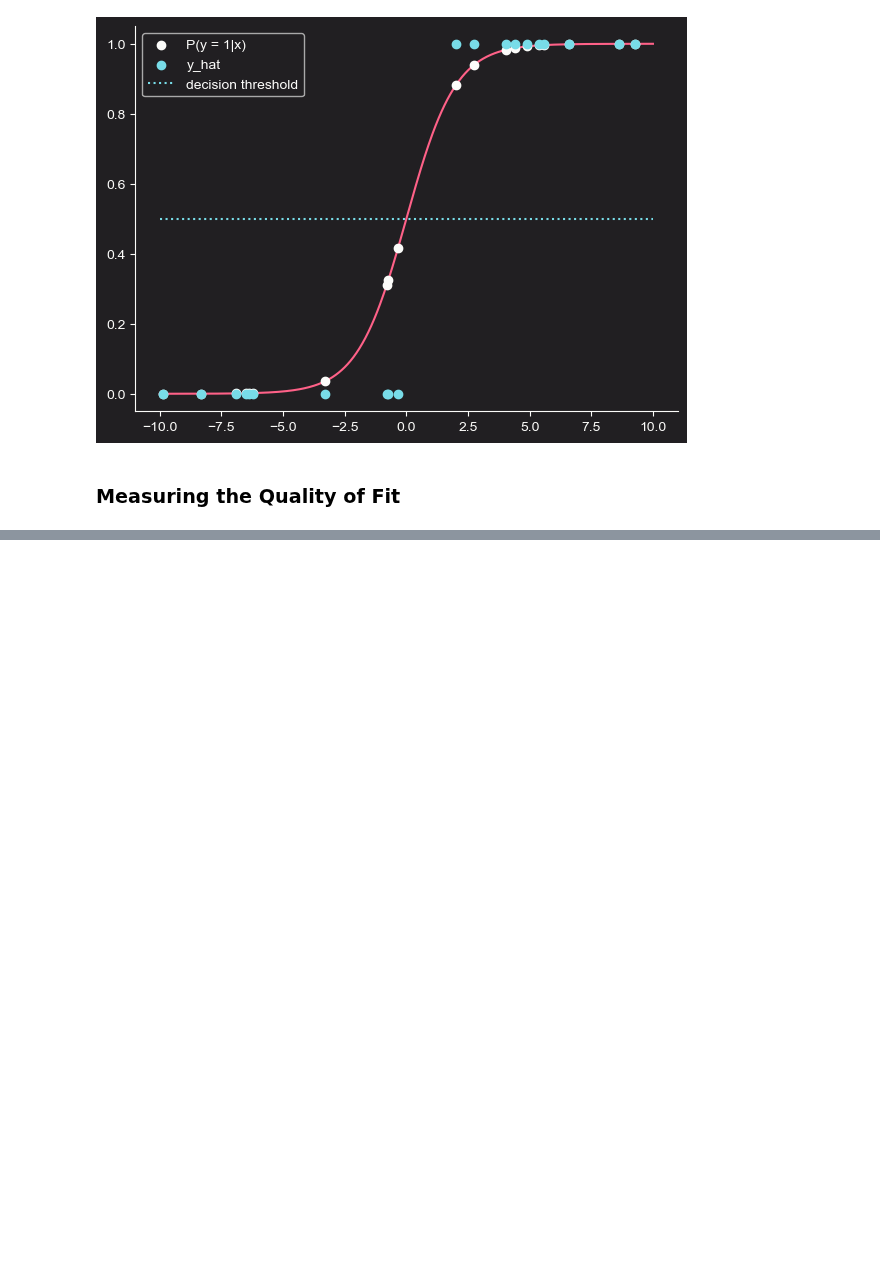
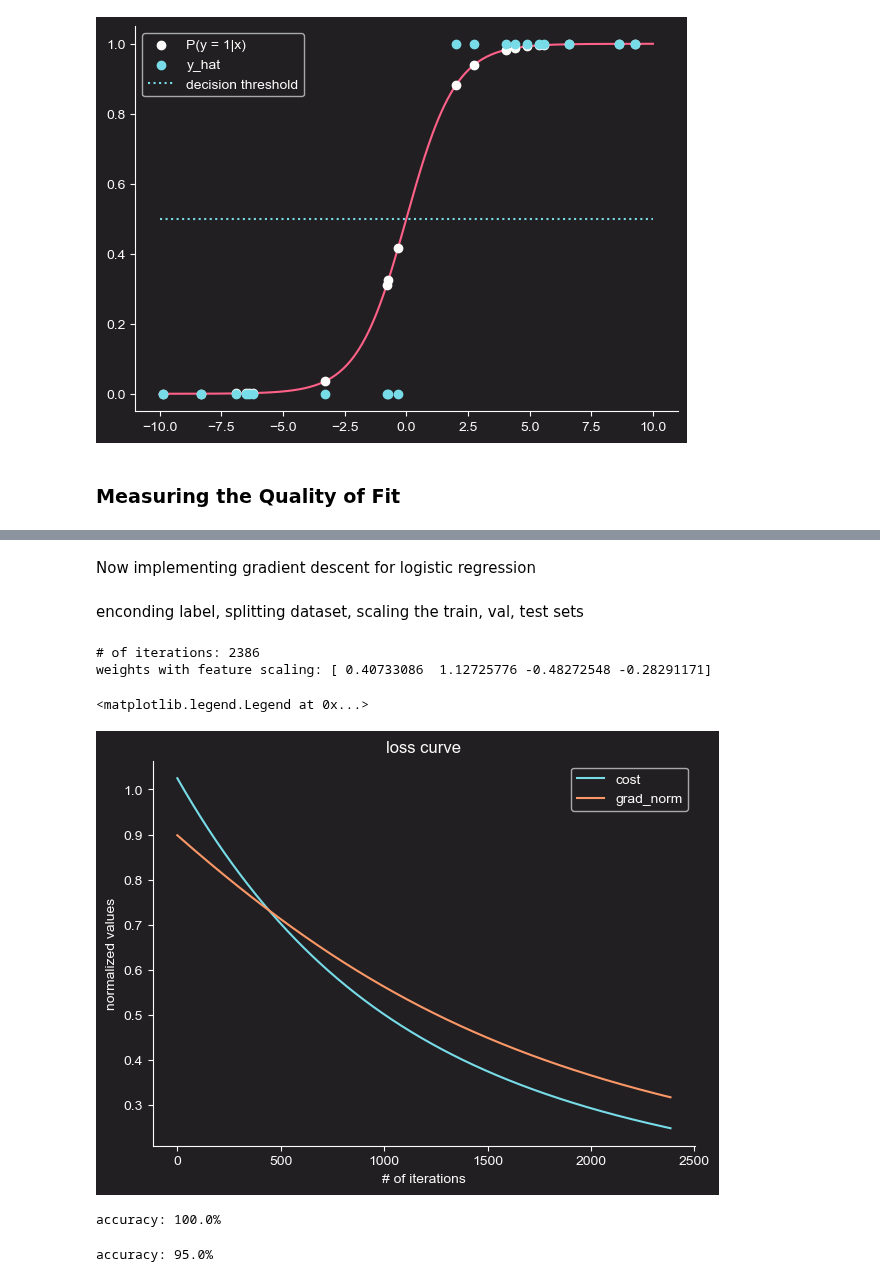
Before and after one commit to jakecreate/machine-learning-from-scratch, a Jupyter notebook: notebooks/1_fundamentals_of_supervised_learning.ipynb, the cells around one changed output, grey strips where cells are left out. Drawn from its saved outputs; the diff is of its cells as text; code cells hidden in the pictures; blank space fills up the shorter version.

Commit message:
complete logistic regression algorithm

```diff
--- a/notebooks/1_fundamentals_of_supervised_learning.ipynb
+++ b/notebooks/1_fundamentals_of_supervised_learning.ipynb
@@ -112,7 +112,7 @@ def add_ones(arr):
     one_arr = np.ones(arr.shape[0])
     if arr.ndim == 1:
        return np.vstack([one_arr, arr]).T
-    return np.hstack(one_arr.reshape(-1,1), arr)
+    return np.hstack([one_arr.reshape(-1,1), arr])
 # %%
 x_example = add_ones(x)[0]
 w_example = [0, 0.87]
@@ -684,0 +688,14 @@ def logreg_cost(y_pred, y_true):
+# %%
+def logreg_compute_gradient(X, y, w):
+    m = X.shape[0]
+    n = X.shape[1]
+    g_w = np.zeros(n)
+
+    y_hat = logreg_predict(X, w)
+    g_w[0] = np.sum(y_hat - y)/m
+    for j in range(1, n):
+        g_w[j] = np.sum((y_hat - y) * X[:, j])/m
+
+    return g_w
+# %% [markdown]
+Now implementing gradient descent for logistic regression
@@ -684,0 +739,51 @@ def logreg_cost(y_pred, y_true):
+# %% [markdown]
+enconding label, splitting dataset, scaling the train, val, test sets
+# %%
+y = np.where(y == 'Iris-setosa', 1, 0)
+
+np.random.seed(SEED+1)
+X_train, y_train, _X, _y = train_test_split(X, y, 0.6)
+X_valid, y_valid, X_test, y_test = train_test_split(_X, _y, 0.5)
+
+scaler = StandardScaler(X_train)
+X_train_scaled = scaler.scale(X_train)
+X_valid_scaled = scaler.scale(X_valid)
+X_test_scaled = scaler.scale(X_test)
+# %%
+X_train_scaled = add_ones(X_train_scaled)
+
+w_rand = np.random.rand(X_train_scaled.shape[1])
+w_rand[0] = np.random.rand(1) # bias unit set to 0
+
+w1, cost_list1, grad_list1 = logreg_gradient_descent(X_train_scaled, y_train, w_rand, threshold=0.0001)
+print(f'weights with feature scaling: {w1}')
+# %% [output]
+# of iterations: 2386
+weights with feature scaling: [ 0.40733086  1.12725776 -0.48272548 -0.28291171]
+# %%
+fig, ax = plt.subplots(figsize=(7, 5))
+
+ax.plot(np.arange(len(cost_list1)), cost_list1, c=c_['blue'], label='cost')
+ax.plot(np.arange(len(grad_list1)), grad_list1, c=c_['orange'], label='grad_norm')
+ax.spines[['top', 'right']].set_visible(False)
+ax.spines[['bottom', 'left']].set_color(c_['white'])
+
+ax.set_title('loss curve')
+ax.set_xlabel('# of iterations')
+ax.set_ylabel('normalized values')
+ax.legend()
+# %% [output]
+<matplotlib.legend.Legend at 0x...>
+[figure, added]
+# %%
+y_pred = logreg_predict(add_ones(X_valid_scaled), w1)
+list_n = decision(y_pred) == y_valid
+print('accuracy:', f'{np.sum(list_n)/list_n.shape[0]*100}%')
+# %% [output]
+accuracy: 100.0%
+# %%
+y_pred = logreg_predict(add_ones(X_test_scaled), w1)
+list_n = decision(y_pred) == y_test
+print('accuracy:', f'{np.sum(list_n)/list_n.shape[0]*100}%')
+# %% [output]
+accuracy: 95.0%
```
Also changed, not shown: parts of 7 cells of this notebook.
